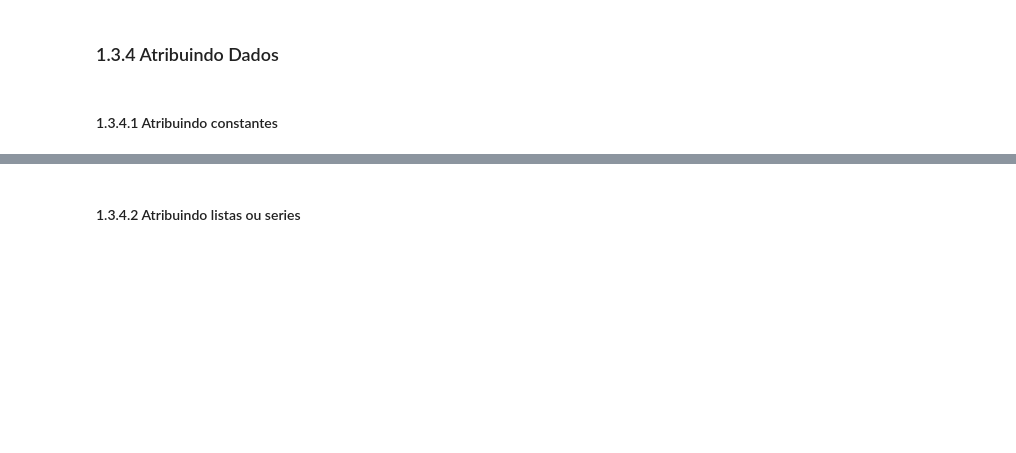
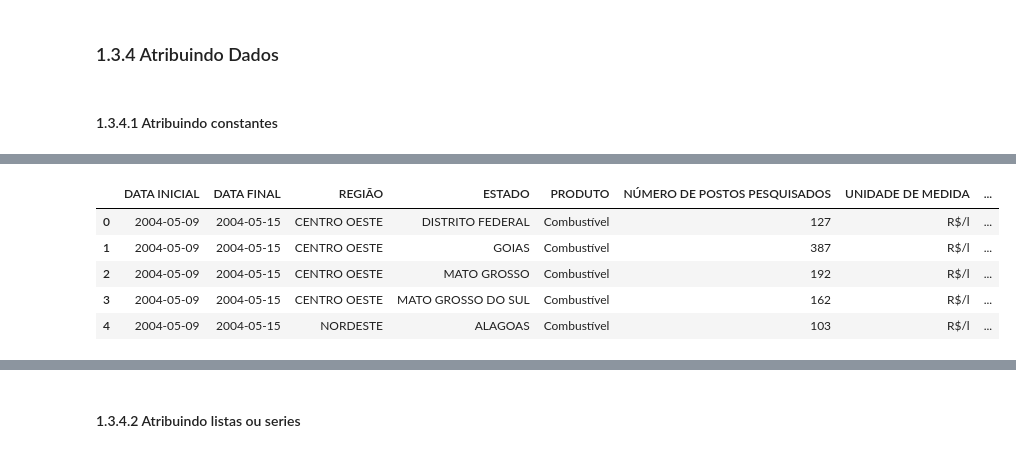
Before and after one commit to enzortorres/python, a Jupyter notebook: estudos/pandas/exercicios/manipulacao_de_dados_codigo_base.ipynb, the cells around one changed output, grey strips where cells are left out. Cells and saved outputs as stored; diff of their text form; code cells hidden in the pictures; blank space fills up the shorter version.

```diff
--- a/estudos/pandas/exercicios/manipulacao_de_dados_codigo_base.ipynb
+++ b/estudos/pandas/exercicios/manipulacao_de_dados_codigo_base.ipynb
@@ -375,0 +423,9 @@ https://pandas.pydata.org/pandas-docs/stable/user_guide/dsintro.html
+# %%
+data.head()
+# %% [output]
+|  | DATA INICIAL | DATA FINAL | REGIÃO | ESTADO | PRODUTO | NÚMERO DE POSTOS PESQUISADOS | UNIDADE DE MEDIDA | ... |
+| 0 | 2004-05-09 | 2004-05-15 | CENTRO OESTE | DISTRITO FEDERAL | Combustível | 127 | R$/l | ... |
+| 1 | 2004-05-09 | 2004-05-15 | CENTRO OESTE | GOIAS | Combustível | 387 | R$/l | ... |
+| 2 | 2004-05-09 | 2004-05-15 | CENTRO OESTE | MATO GROSSO | Combustível | 192 | R$/l | ... |
+| 3 | 2004-05-09 | 2004-05-15 | CENTRO OESTE | MATO GROSSO DO SUL | Combustível | 162 | R$/l | ... |
+| 4 | 2004-05-09 | 2004-05-15 | NORDESTE | ALAGOAS | Combustível | 103 | R$/l | ... |
```
Also changed, not shown: parts of 12 cells of this notebook, 1 other file.
